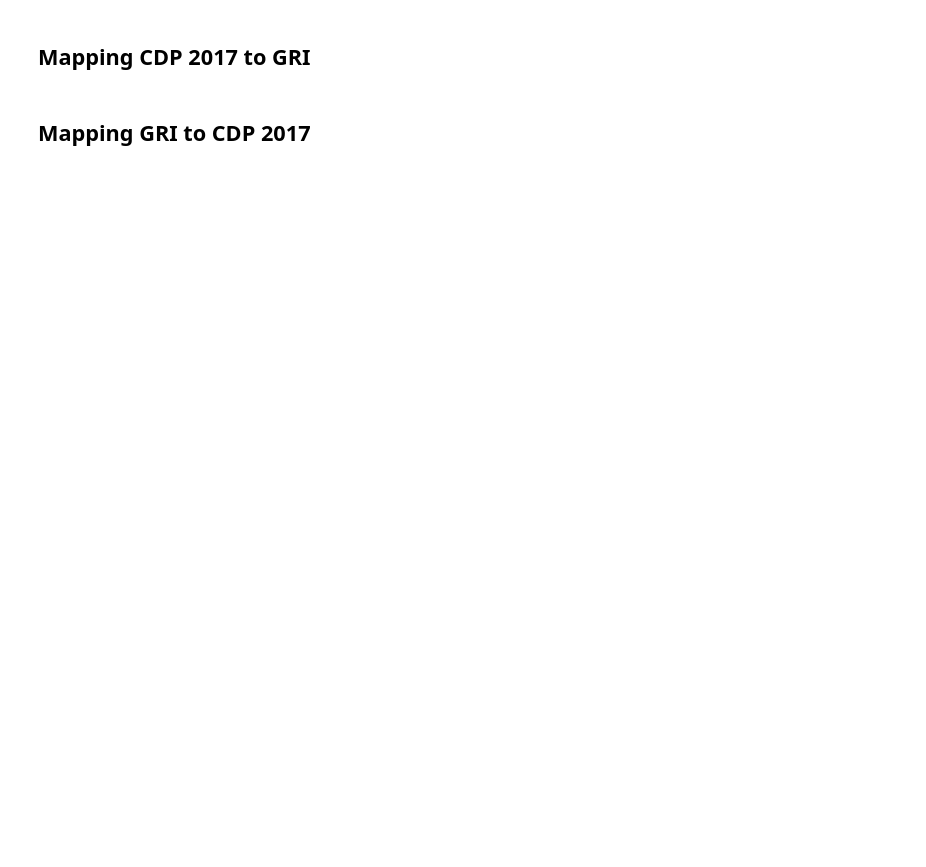
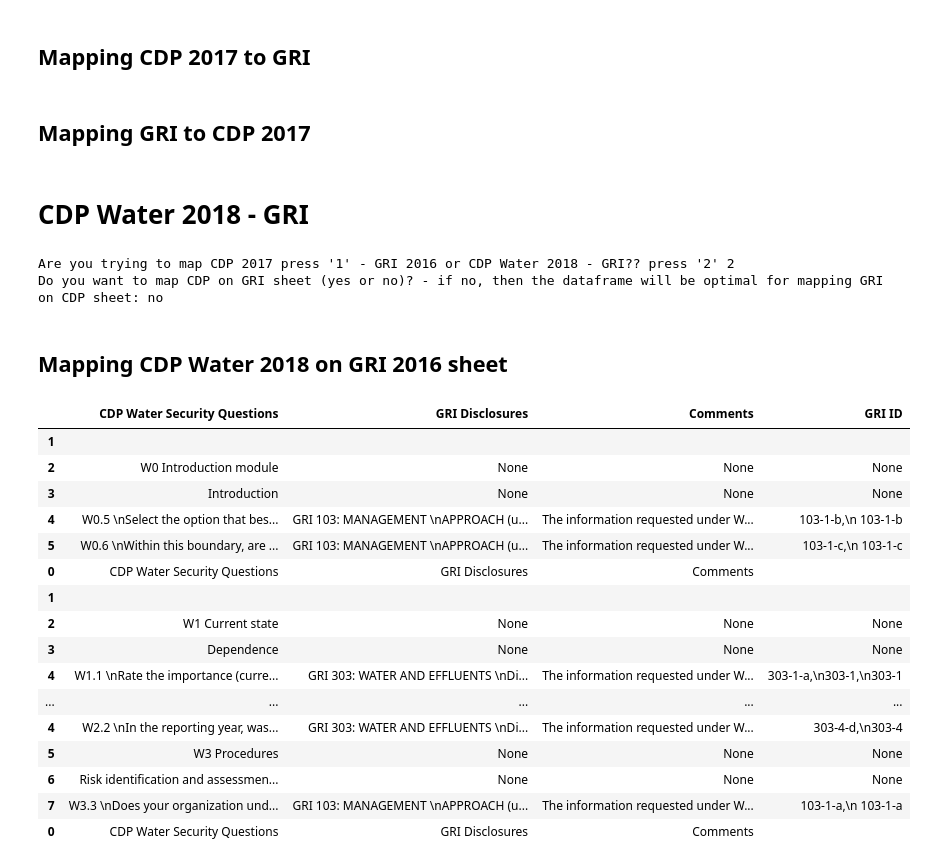
Before and after one commit to jorgesisco/ESG-Frameworks-Mapping, a Jupyter notebook: Script_Notebook.ipynb, the cells around one changed output. Drawn from its saved outputs; the diff is of its cells as text; code cells hidden in the pictures; blank space fills up the shorter version.

Commit message:
Mapped CDP water 2018 with GRI LINKS

```diff
--- a/Script_Notebook.ipynb
+++ b/Script_Notebook.ipynb
@@ -416,3 +416,37 @@ sheet = 'CDP 2017'
 
 mapp = MapLinks2Excel(df, sheet, path_file)
 mapp.mapGRI_CDP17()
+# %% [markdown]
+# CDP Water 2018 - GRI
+# %%
+pdf_path = 'ESG-Frameworks/Mapping-Standards/CDP Water 2018 - GRI/CDP 2018 Water to GRI.pdf'
+page_range = list(range(6, 51))
+
+
+tableCDP_GRI = ExtractPDFTables(pdf_path, page_range)
+df = tableCDP_GRI.getTablesCDP_GRI()
+# %% [output]
+Are you trying to map CDP 2017 press '1' - GRI 2016 or CDP Water 2018 - GRI?? press '2' 2
+Do you want to map CDP on GRI sheet (yes or no)? - if no, then the dataframe will be optimal for mapping GRI on CDP sheet: no
+# %% [markdown]
+## Mapping CDP Water 2018 on GRI 2016 sheet
+# %%
+df.head(60)
+# %% [output]
+|  | CDP Water Security Questions | GRI Disclosures | Comments | GRI ID |
+| 1 |  |  |  |  |
+| 2 | W0 Introduction module | None | None | None |
+| 3 | Introduction | None | None | None |
+| 4 | W0.5 \nSelect the option that bes... | GRI 103: MANAGEMENT \nAPPROACH (u... | The information requested under W... | 103-1-b,\n 103-1-b |
+| 5 | W0.6 \nWithin this boundary, are ... | GRI 103: MANAGEMENT \nAPPROACH (u... | The information requested under W... | 103-1-c,\n 103-1-c |
+| 0 | CDP Water Security Questions | GRI Disclosures | Comments |  |
+| 1 |  |  |  |  |
+| 2 | W1 Current state | None | None | None |
+| 3 | Dependence | None | None | None |
+| 4 | W1.1 \nRate the importance (curre... | GRI 303: WATER AND EFFLUENTS \nDi... | The information requested under W... | 303-1-a,\n303-1,\n303-1 |
+| ... | ... | ... | ... | ... |
+| 4 | W2.2 \nIn the reporting year, was... | GRI 303: WATER AND EFFLUENTS \nDi... | The information requested under W... | 303-4-d,\n303-4 |
+| 5 | W3 Procedures | None | None | None |
+| 6 | Risk identification and assessmen... | None | None | None |
+| 7 | W3.3 \nDoes your organization und... | GRI 103: MANAGEMENT \nAPPROACH (u... | The information requested under W... | 103-1-a,\n 103-1-a |
+| 0 | CDP Water Security Questions | GRI Disclosures | Comments |  |
```
Also changed, not shown: parts of 4 cells of this notebook, 3 other files.
